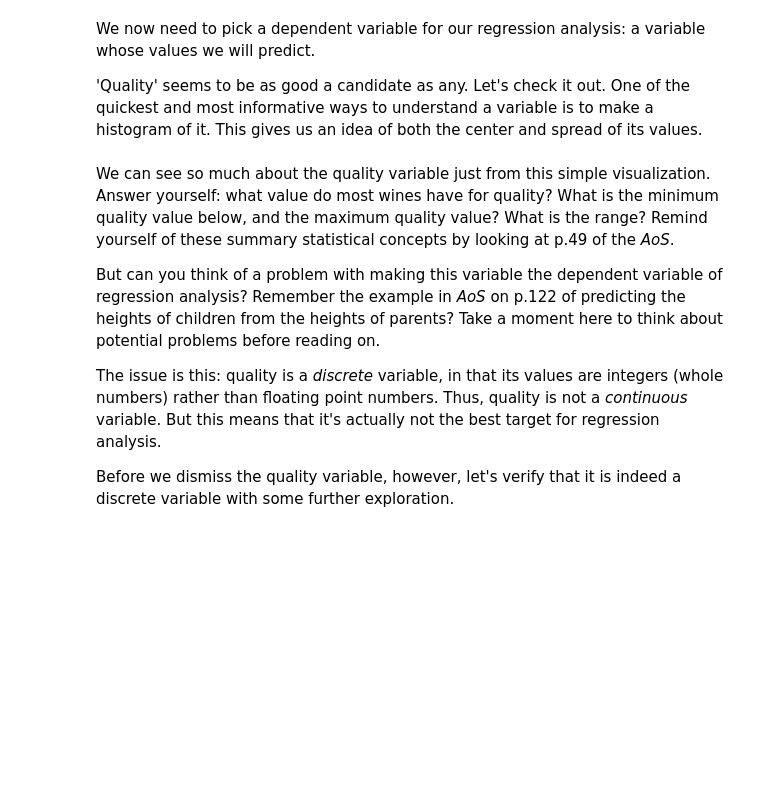
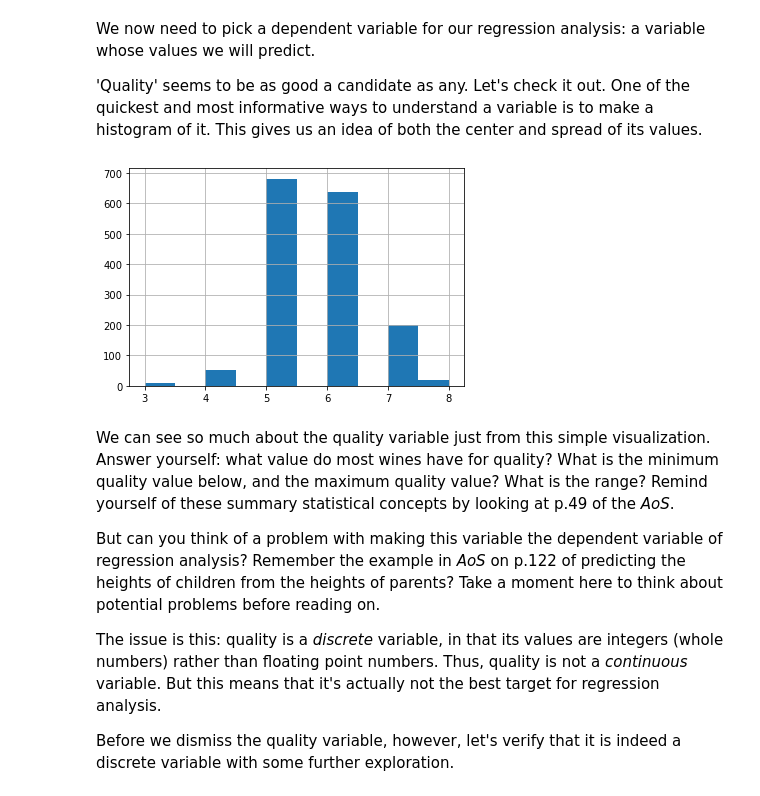
Before and after one commit to allen44/case-study-linear-regression, a Jupyter notebook: Springboard Regression Case Study - the Red Wine Dataset - Tier 3.ipynb, the cells around one changed output. Saved outputs shown, nothing was run; the diff lists cells and outputs as text; code cells hidden in the pictures; blank space fills up the shorter version.

```diff
--- a/Springboard Regression Case Study - the Red Wine Dataset - Tier 3.ipynb
+++ b/Springboard Regression Case Study - the Red Wine Dataset - Tier 3.ipynb
@@ -63,3 +60,6 @@ _ _ _
+# %%
+# Load the data.
+df = pd.read_csv('data/wineQualityReds.csv', index_col=0)
 # %% [markdown]
 #### 1c. Exploring the data
 # %%
@@ -84,7 +123,9 @@ We now need to pick a dependent variable for our regression analysis: a variable
 'Quality' seems to be as good a candidate as any. Let's check it out. One of the quickest and most informative ways to understand a variable is to make a histogram of it. This gives us an idea of both the center and spread of its values.
 # %%
 # Making a histogram of the quality variable.
-_ _ _
+df['quality'].hist();
+# %% [output]
+[figure, added]
 # %% [markdown]
 We can see so much about the quality variable just from this simple visualization. Answer yourself: what value do most wines have for quality? What is the minimum quality value below, and the maximum quality value? What is the range? Remind yourself of these summary statistical concepts by looking at p.49 of the *AoS*.
 
```
Also changed, not shown: parts of 10 cells of this notebook.
